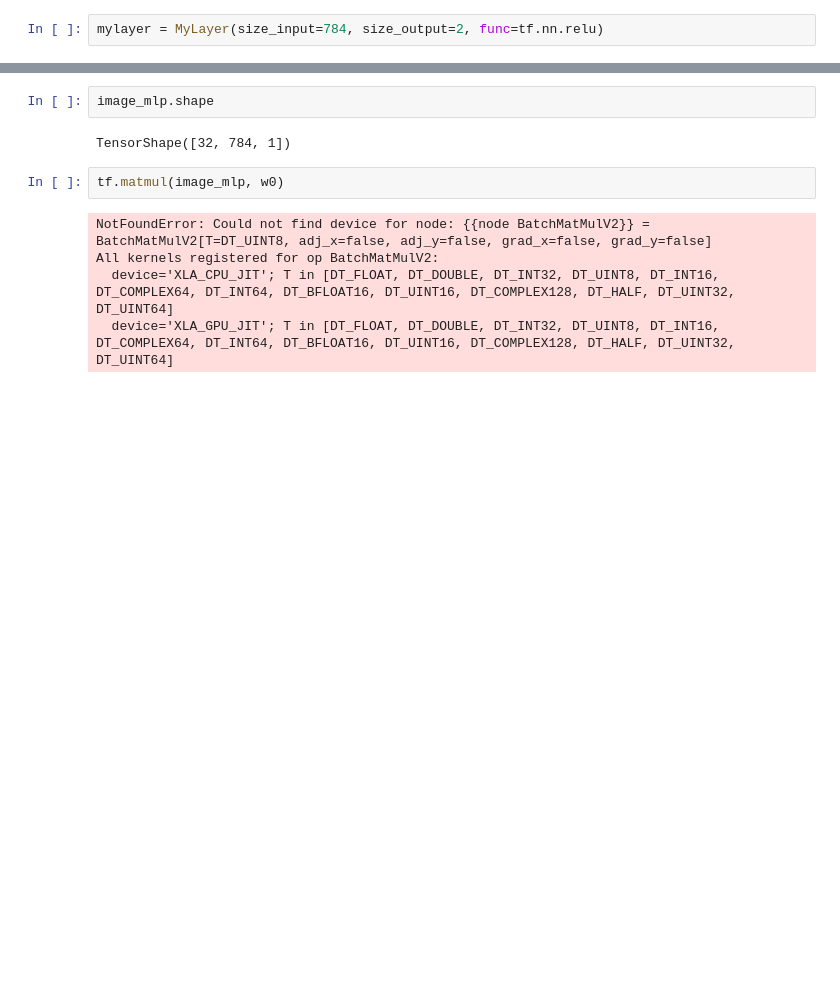
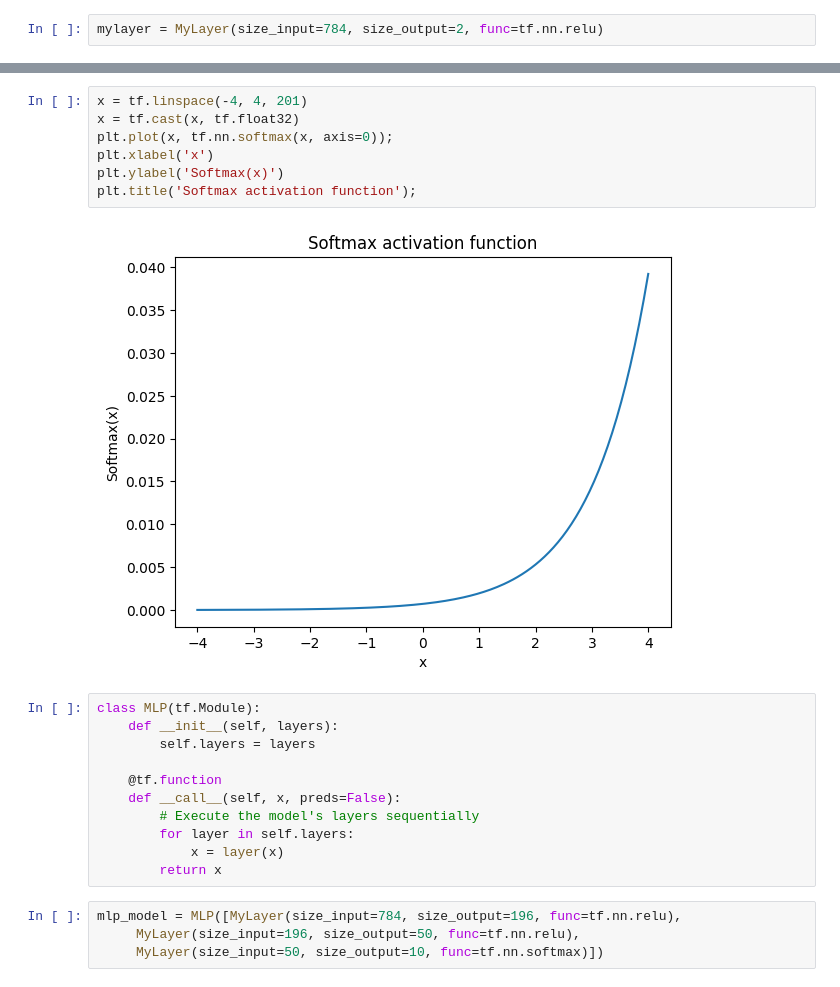
Before and after one commit to Dann38/neural_networks_course, a Jupyter notebook: lesson/lessonXX-tf/Untitled.ipynb, the cells around one changed output, grey strips where cells are left out. Drawn from its saved outputs; the diff is of its cells as text; blank space fills up the shorter version.

```diff
--- a/lesson/lessonXX-tf/Untitled.ipynb
+++ b/lesson/lessonXX-tf/Untitled.ipynb
@@ -82,11 +67,24 @@ TensorShape([1, 784, 1])
 # %%
-image_mlp.shape
+x = tf.linspace(-4, 4, 201)
+x = tf.cast(x, tf.float32)
+plt.plot(x, tf.nn.softmax(x, axis=0));
+plt.xlabel('x')
+plt.ylabel('Softmax(x)')
+plt.title('Softmax activation function');
 # %% [output]
-TensorShape([32, 784, 1])
+[figure, added]
 # %%
-tf.matmul(image_mlp, w0)
+class MLP(tf.Module):
+    def __init__(self, layers):
+        self.layers = layers
+
+    @tf.function
+    def __call__(self, x, preds=False):
+        # Execute the model's layers sequentially
+        for layer in self.layers:
+            x = layer(x)
+        return x
-# %% [output]
-NotFoundError: Could not find device for node: {{node BatchMatMulV2}} = BatchMatMulV2[T=DT_UINT8, adj_x=false, adj_y=false, grad_x=false, grad_y=false]
-All kernels registered for op BatchMatMulV2:
-  device='XLA_CPU_JIT'; T in [DT_FLOAT, DT_DOUBLE, DT_INT32, DT_UINT8, DT_INT16, DT_COMPLEX64, DT_INT64, DT_BFLOAT16, DT_UINT16, DT_COMPLEX128, DT_HALF, DT_UINT32, DT_UINT64]
-  device='XLA_GPU_JIT'; T in [DT_FLOAT, DT_DOUBLE, DT_INT32, DT_UINT8, DT_INT16, DT_COMPLEX64, DT_INT64, DT_BFLOAT16, DT_UINT16, DT_COMPLEX128, DT_HALF, DT_UINT32, DT_UINT64]
+# %%
+mlp_model = MLP([MyLayer(size_input=784, size_output=196, func=tf.nn.relu),
+     MyLayer(size_input=196, size_output=50, func=tf.nn.relu),
+     MyLayer(size_input=50, size_output=10, func=tf.nn.softmax)])
```
Also changed, not shown: parts of 17 cells of this notebook, 3 other files.
